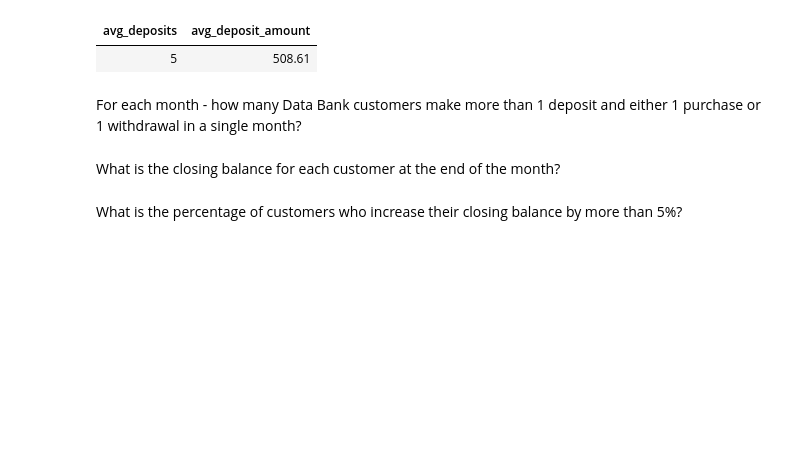
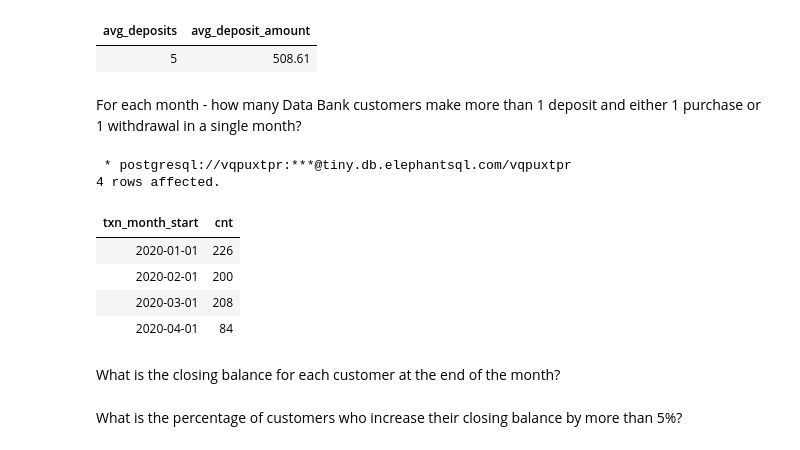
Before and after one commit to ishank296/8weekssqlchallenge, a Jupyter notebook: case_study_04.ipynb, the cells around one changed output. Cells and saved outputs as stored; diff of their text form; code cells hidden in the pictures; blank space fills up the shorter version.

```diff
--- a/case_study_04.ipynb
+++ b/case_study_04.ipynb
@@ -6567,6 +6567,53 @@ from cust_deposit_counts_amt
 | 5 | 508.61 |
 # %% [markdown]
 For each month - how many Data Bank customers make more than 1 deposit and either 1 purchase or 1 withdrawal in a single month?
+# %%
+%%sql
+with customer_txns_cnt_per_month
+as (
+select customer_id
+       ,DATE_TRUNC('MONTH',txn_date)::date txn_month_start
+       ,txn_type
+       ,count(1) txn_cnt
+from customer_transactions
+where txn_type= 'deposit'
+group by
+DATE_TRUNC('MONTH',txn_date),
+customer_id,
+txn_type
+),
+deposit_txns as
+(
+select
+   distinct customer_id,txn_month_start from
+customer_txns_cnt_per_month
+where txn_type = 'deposit' and txn_cnt > 1
+),
+purchase_withdrawals_txns as
+(
+select
+   distinct customer_id,txn_month_start
+   from
+customer_txns_cnt_per_month
+where txn_type in ('purchase','withdrawal') and txn_cnt = 1
+)
+select
+       d.txn_month_start
+       ,count(1) cnt
+from deposit_txns d
+inner join customer_txns_cnt_per_month t
+on d.txn_month_start = t.txn_month_start
+and d.customer_id = t.customer_id
+group by d.txn_month_start
+order by txn_month_start
+# %% [output]
+ * postgresql://vqpuxtpr:***@tiny.db.elephantsql.com/vqpuxtpr
+4 rows affected.
+| txn_month_start | cnt |
+| 2020-01-01 | 226 |
+| 2020-02-01 | 200 |
+| 2020-03-01 | 208 |
+| 2020-04-01 | 84 |
 # %% [markdown]
 What is the closing balance for each customer at the end of the month?
 # %% [markdown]
```
